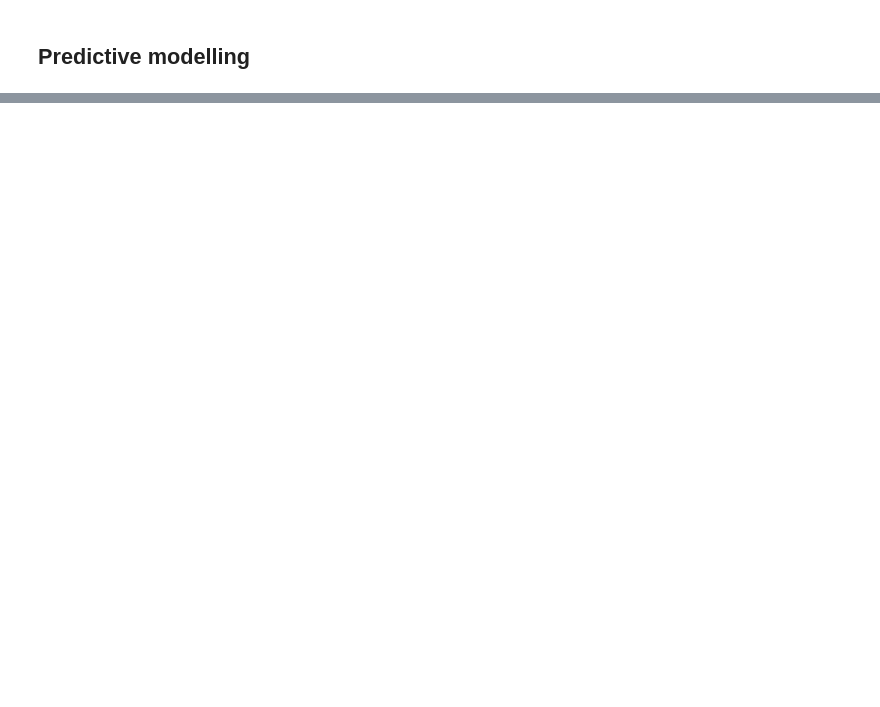
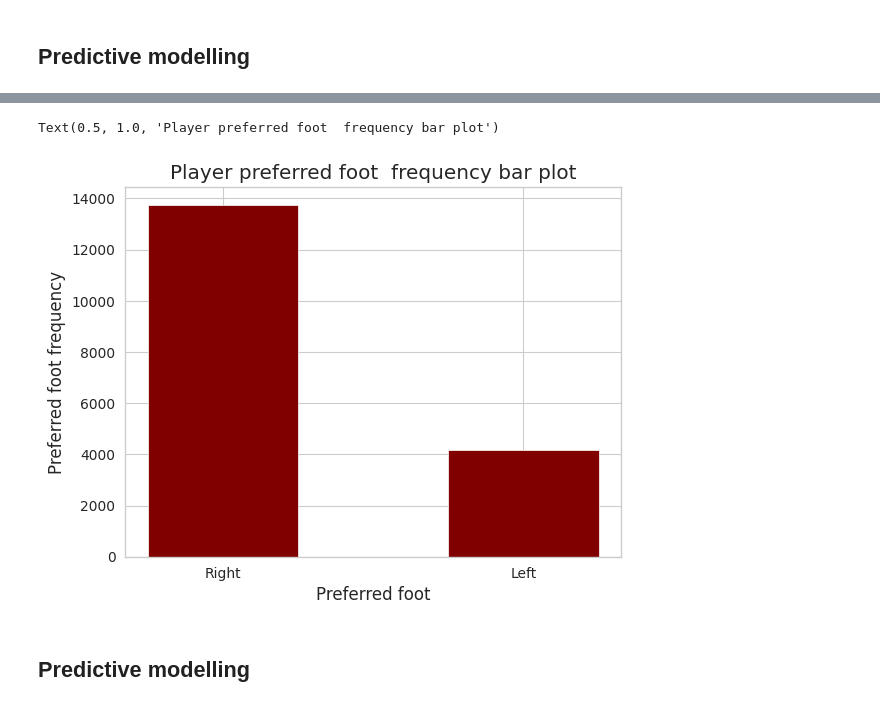
Before and after one commit to GAPPLabs/DataScienceProject, a Jupyter notebook: Proyecto.ipynb, the cells around one changed output, grey strips where cells are left out. Saved outputs shown, nothing was run; the diff lists cells and outputs as text; code cells hidden in the pictures; blank space fills up the shorter version.

```diff
--- a/Proyecto.ipynb
+++ b/Proyecto.ipynb
@@ -858,0 +524,10 @@ plt.show()
+# %%
+plt.bar(preferredFootDataframe.Preferred_foot, preferredFootDataframe.Frequency, color ='maroon',width = 0.5)
+plt.xlabel("Preferred foot")
+plt.ylabel("Preferred foot frequency")
+plt.title("Player preferred foot  frequency bar plot")
+# %% [output]
+Text(0.5, 1.0, 'Player preferred foot  frequency bar plot')
+[figure, added]
+# %% [markdown]
+## Predictive modelling
```
Also changed, not shown: parts of 75 cells of this notebook.
